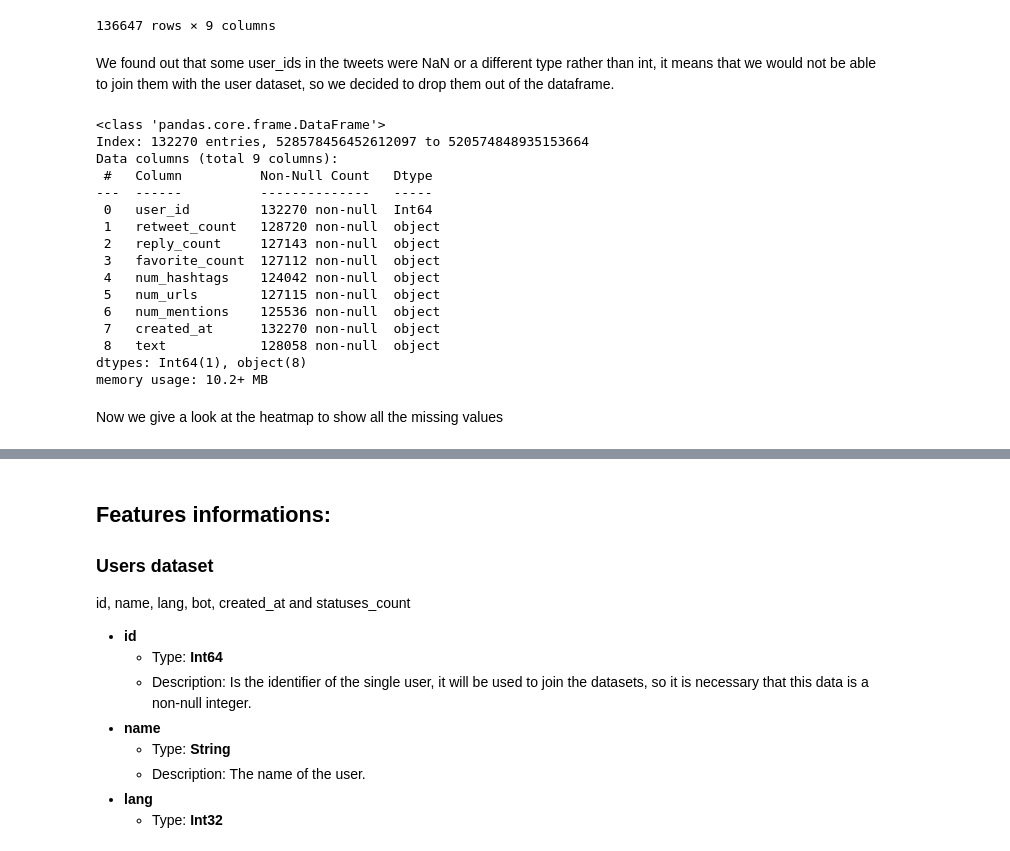
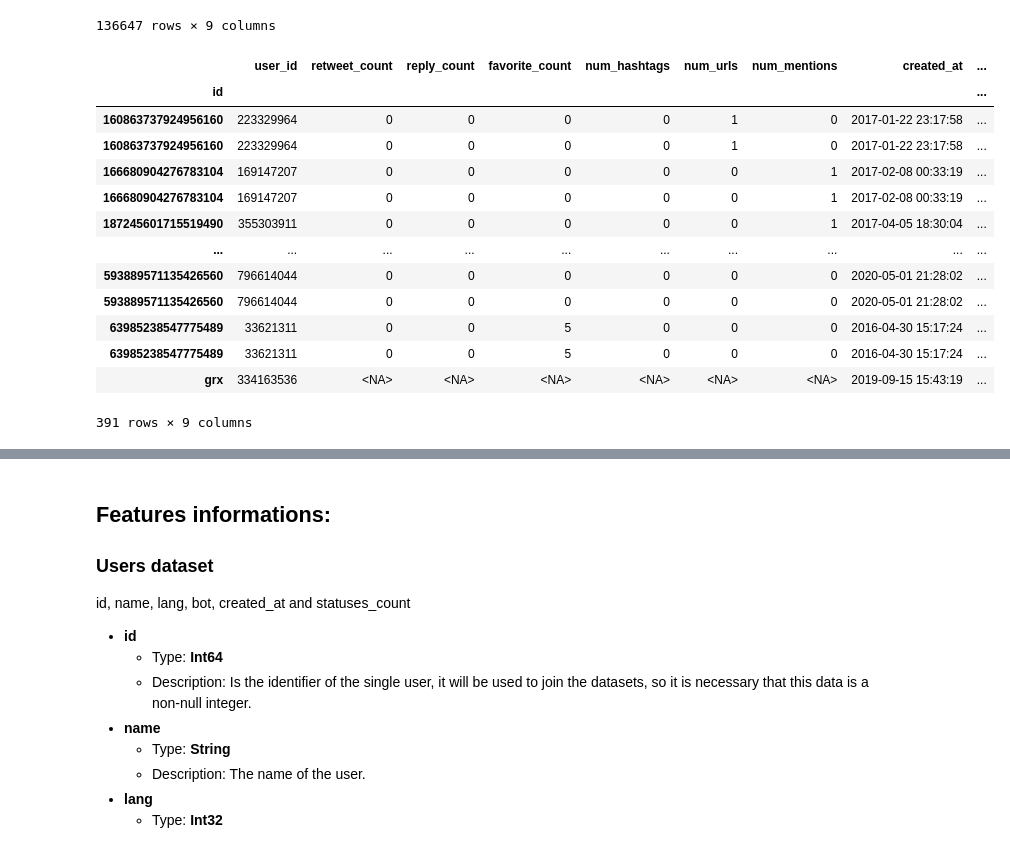
Before and after one commit to alessandrocubic/Unipi-Data-Mining-project-AY-22-23, a Jupyter notebook: data_understanding_sample.ipynb, the cells around one changed output, grey strips where cells are left out. Drawn from its saved outputs; the diff is of its cells as text; code cells hidden in the pictures.

Commit message:
merge duplicates and convert tweets datatypes

```diff
--- a/data_understanding_sample.ipynb
+++ b/data_understanding_sample.ipynb
@@ -11,6 +12,8 @@ import seaborn as sn
 import scipy.stats as stats
 import matplotlib.pyplot as plt
 from sklearn import decomposition
+# %%
+pd.set_option('mode.use_inf_as_na', True)
 # %% [markdown]
 Then we load the datasets
 # %%
@@ -89,31 +70,26 @@ df_tweets_sample
 | 591597103090020352 | 2290983830 | 8 | 0 | 0 | 0 | 0 | 1 | 2020-04-25 13:38:35 | ... |
 | 520574848935153664 | 161256906 | 0 | 0 | 0 | 0 | 1 | 0 | 2019-10-12 14:01:30 | ... |
 136647 rows × 9 columns
-# %% [markdown]
-We found out that some user_ids in the tweets were NaN or a different type rather than int, it means that we would not be able to join them with the user dataset, so we decided to drop them out of the dataframe.
-# %%
-df_tweets_sample['user_id'] = pd.to_numeric(df_tweets_sample['user_id'], downcast= 'integer', errors='coerce') # After this instruction the column becomes numerics
-                                                                                                 # The coerce option converts all types != int in NaN
-df_tweets_sample.drop(df_tweets_sample[df_tweets_sample['user_id'].isnull()].index, inplace=True) # Drop NaN in col 'user_id'
-df_tweets_sample['user_id'] = df_tweets_sample['user_id'].astype('Int64', errors='ignore') # Cast to int
-
-df_tweets_sample.info()
-# %% [output]
-<class 'pandas.core.frame.DataFrame'>
-Index: 132270 entries, 528578456452612097 to 520574848935153664
-Data columns (total 9 columns):
- #   Column          Non-Null Count   Dtype
----  ------          --------------   -----
- 0   user_id         132270 non-null  Int64
- 1   retweet_count   128720 non-null  object
- 2   reply_count     127143 non-null  object
- 3   favorite_count  127112 non-null  object
- 4   num_hashtags    124042 non-null  object
- 5   num_urls        127115 non-null  object
- 6   num_mentions    125536 non-null  object
- 7   created_at      132270 non-null  object
- 8   text            128058 non-null  object
-dtypes: Int64(1), object(8)
-memory usage: 10.2+ MB
-# %% [markdown]
-Now we give a look at the heatmap to show all the missing values
+# %%
+#df_tweets_duplicates = df_tweets_sample[df_tweets_sample['user_id'].duplicated()]
+#df_tweets_duplicates.sort_index
+#from pandas import Index
+#df_tweets_sample.index.duplicated()
+#print(df_tweets_sample.index.get_duplicates())
+df_tweets_duplicates = df_tweets_sample[df_tweets_sample.index.isin(df_tweets_sample.index[df_tweets_sample.index.duplicated()])].sort_index()
+df_tweets_duplicates[df_tweets_duplicates["user_id"].isin(df_tweets_duplicates["user_id"][df_tweets_duplicates["user_id"].duplicated()])].sort_index()
+# %% [output]
+|  | user_id | retweet_count | reply_count | favorite_count | num_hashtags | num_urls | num_mentions | created_at | ... |
+| id |  |  |  |  |  |  |  |  | ... |
+| 160863737924956160 | 223329964 | 0 | 0 | 0 | 0 | 1 | 0 | 2017-01-22 23:17:58 | ... |
+| 160863737924956160 | 223329964 | 0 | 0 | 0 | 0 | 1 | 0 | 2017-01-22 23:17:58 | ... |
+| 166680904276783104 | 169147207 | 0 | 0 | 0 | 0 | 0 | 1 | 2017-02-08 00:33:19 | ... |
+| 166680904276783104 | 169147207 | 0 | 0 | 0 | 0 | 0 | 1 | 2017-02-08 00:33:19 | ... |
+| 187245601715519490 | 355303911 | 0 | 0 | 0 | 0 | 0 | 1 | 2017-04-05 18:30:04 | ... |
+| ... | ... | ... | ... | ... | ... | ... | ... | ... | ... |
+| 593889571135426560 | 796614044 | 0 | 0 | 0 | 0 | 0 | 0 | 2020-05-01 21:28:02 | ... |
+| 593889571135426560 | 796614044 | 0 | 0 | 0 | 0 | 0 | 0 | 2020-05-01 21:28:02 | ... |
+| 63985238547775489 | 33621311 | 0 | 0 | 5 | 0 | 0 | 0 | 2016-04-30 15:17:24 | ... |
+| 63985238547775489 | 33621311 | 0 | 0 | 5 | 0 | 0 | 0 | 2016-04-30 15:17:24 | ... |
+| grx | 334163536 | <NA> | <NA> | <NA> | <NA> | <NA> | <NA> | 2019-09-15 15:43:19 | ... |
+391 rows × 9 columns
```
Also changed, not shown: parts of 14 cells of this notebook, 1 other file.
